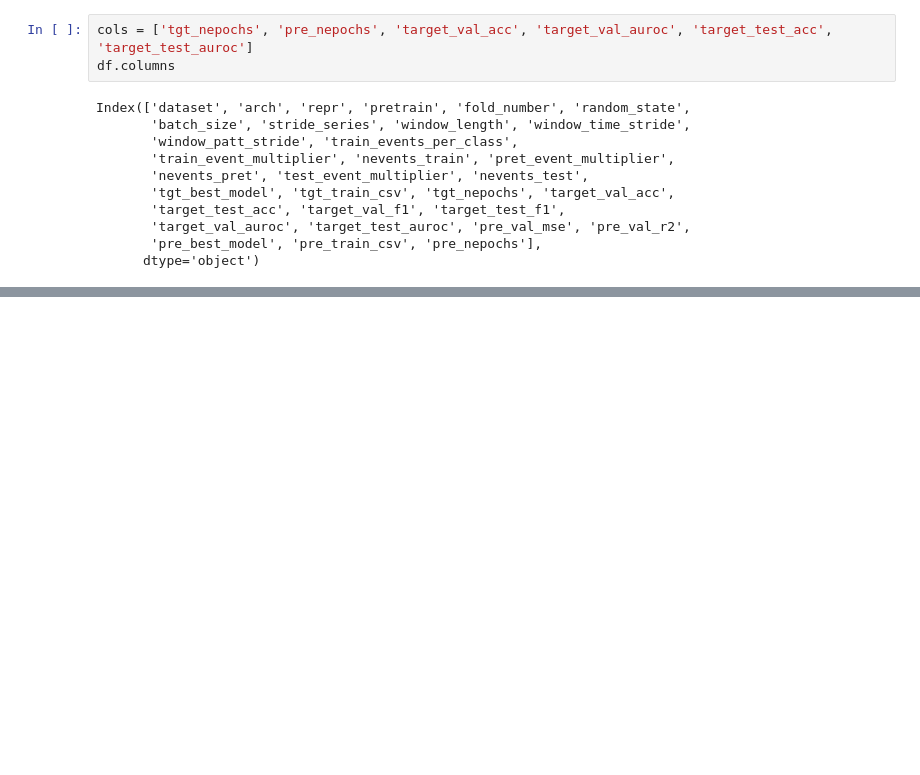
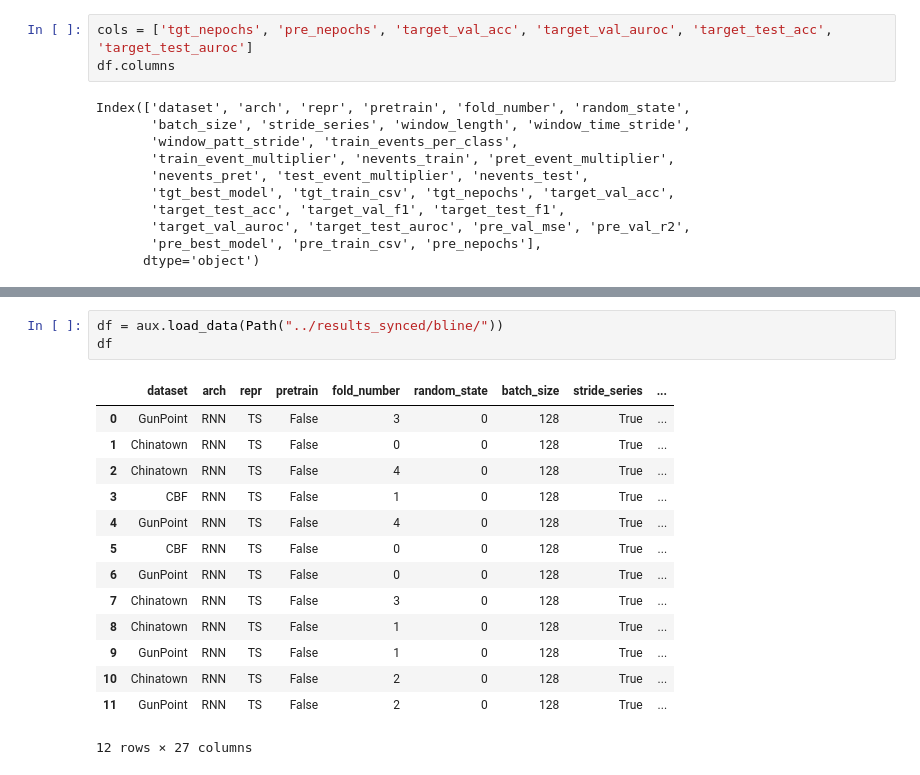
Before and after one commit to mbisan/s3ts, a Jupyter notebook: notebooks/ratio.ipynb, the cells around one changed output, grey strips where cells are left out. Cells and saved outputs as stored; diff of their text form; blank space fills up the shorter version.

```diff
--- a/notebooks/ratio.ipynb
+++ b/notebooks/ratio.ipynb
@@ -106,0 +108,18 @@ plt.savefig("ratio_CNN.pdf")
+# %%
+df = aux.load_data(Path("../results_synced/bline/"))
+df
+# %% [output]
+|  | dataset | arch | repr | pretrain | fold_number | random_state | batch_size | stride_series | ... |
+| 0 | GunPoint | RNN | TS | False | 3 | 0 | 128 | True | ... |
+| 1 | Chinatown | RNN | TS | False | 0 | 0 | 128 | True | ... |
+| 2 | Chinatown | RNN | TS | False | 4 | 0 | 128 | True | ... |
+| 3 | CBF | RNN | TS | False | 1 | 0 | 128 | True | ... |
+| 4 | GunPoint | RNN | TS | False | 4 | 0 | 128 | True | ... |
+| 5 | CBF | RNN | TS | False | 0 | 0 | 128 | True | ... |
+| 6 | GunPoint | RNN | TS | False | 0 | 0 | 128 | True | ... |
+| 7 | Chinatown | RNN | TS | False | 3 | 0 | 128 | True | ... |
+| 8 | Chinatown | RNN | TS | False | 1 | 0 | 128 | True | ... |
+| 9 | GunPoint | RNN | TS | False | 1 | 0 | 128 | True | ... |
+| 10 | Chinatown | RNN | TS | False | 2 | 0 | 128 | True | ... |
+| 11 | GunPoint | RNN | TS | False | 2 | 0 | 128 | True | ... |
+12 rows × 27 columns
```
Also changed, not shown: parts of 5 cells of this notebook, 42 other files.
